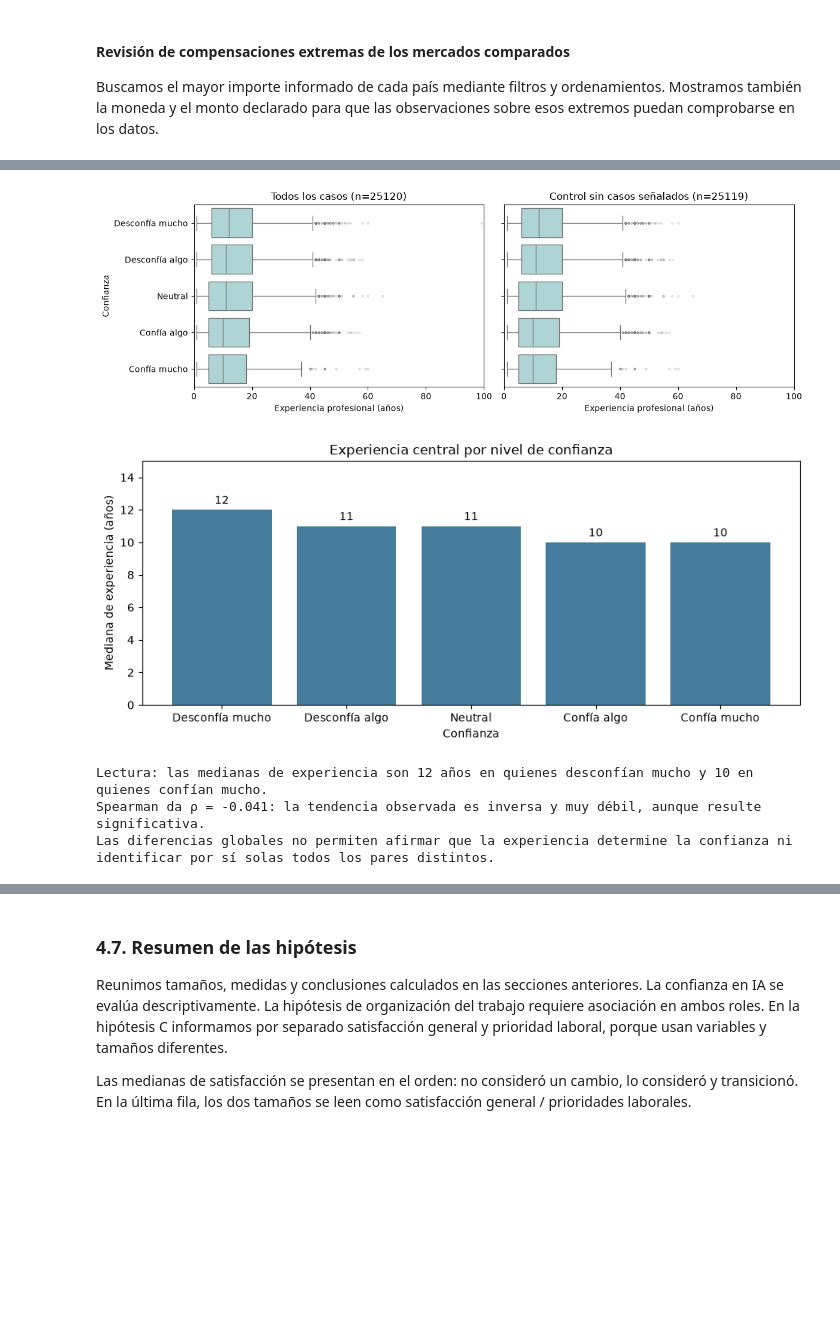
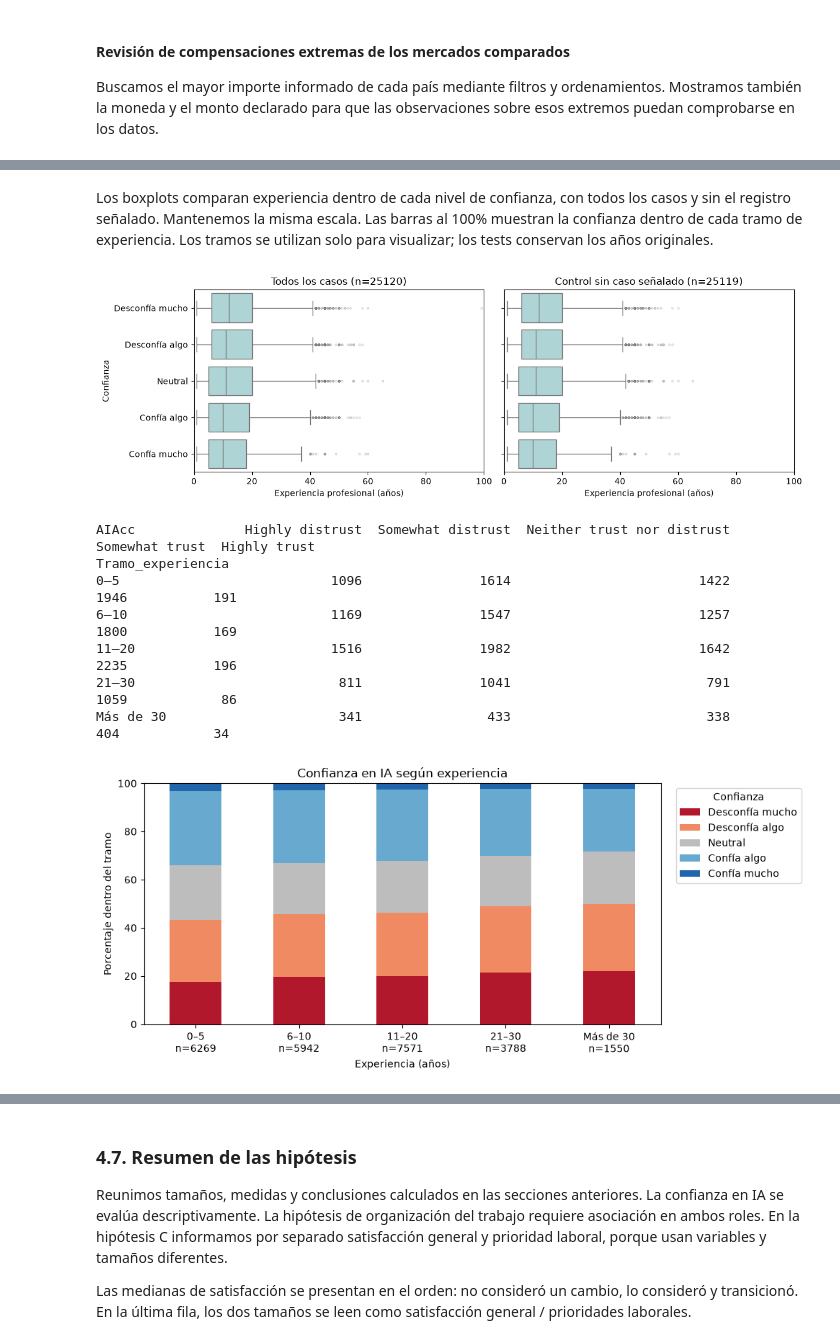
Before and after one commit to FausGiun/Fudamentos, a Jupyter notebook: tp_especial.ipynb, the cells around one changed output, grey strips where cells are left out. Drawn from its saved outputs; the diff is of its cells as text; code cells hidden in the pictures; blank space fills up the shorter version.

```diff
--- a/tp_especial.ipynb
+++ b/tp_especial.ipynb
@@ -963,13 +1092,0 @@ Calculamos los límites **Q1 − 1,5 × IQR** y **Q3 + 1,5 × IQR** dentro de ca
-# %%
-revision_compensacion = []
-
-for pais in ["United States of America", "India"]:
-    compensaciones_pais = datos_profesionales.loc[datos_profesionales["Country"].eq(pais), "ConvertedCompYearly"].dropna()
-    primer_cuartil, tercer_cuartil = compensaciones_pais.quantile([0.25, 0.75])
-    rango_intercuartil = tercer_cuartil - primer_cuartil
-    limite_inferior, limite_superior = primer_cuartil - 1.5 * rango_intercuartil, tercer_cuartil + 1.5 * rango_intercuartil
-    atipicos = ~compensaciones_pais.between(limite_inferior, limite_superior)
-    revision_compensacion.append({"País": pais, "n": len(compensaciones_pais), "atipicos por IQR": int(atipicos.sum()), "Mediana en USD": compensaciones_pais.median(), "Limite inferior": limite_inferior, "Limite superior": limite_superior})
-
-revision_compensacion = pd.DataFrame(revision_compensacion).set_index("País")
-print(revision_compensacion.round(2).to_string())
@@ -1411,34 +1900,54 @@ Sensibilidad sin 1 caso(s) señalado(s): p <0,001.
+# %% [markdown]
+Los boxplots comparan experiencia dentro de cada nivel de confianza, con todos los casos y sin el registro señalado. Mantenemos la misma escala.
+Las barras al 100% muestran la confianza dentro de cada tramo de experiencia. Los tramos se utilizan solo para visualizar; los tests conservan los años originales.
 # %%
 figura, ejes = plt.subplots(1, 2, figsize=(12, 4), sharex=True, sharey=True)
-vistas_experiencia = [(datos_experiencia_confianza, "Todos los casos"), (datos_experiencia_sensibilidad, "Control sin casos señalados")]
-for eje, (vista, titulo) in zip(ejes, vistas_experiencia):
-    sns.boxplot(data=vista, x="WorkExp", y="AIAcc", order=orden_confianza, color="#a8dadc", flierprops={"markersize": 2, "alpha": 0.3}, ax=eje)
-    eje.set_yticks(range(len(orden_confianza)), labels=etiquetas_confianza)
+for eje, vista, titulo in [
+    (ejes[0], datos_experiencia_confianza, "Todos los casos"),
+    (ejes[1], datos_experiencia_sensibilidad, "Control sin caso señalado")
+]:
+    sns.boxplot(
+        data=vista, x="WorkExp", y="AIAcc", order=orden_confianza,
+        color="#a8dadc", flierprops={"markersize": 2, "alpha": 0.3}, ax=eje
+    )
+    eje.set_yticks(range(5), labels=etiquetas_confianza)
     eje.set_xlim(0, datos_experiencia_confianza["WorkExp"].max() + 1)
     eje.set(title=f"{titulo} (n={len(vista)})", xlabel="Experiencia profesional (años)", ylabel="Confianza")
-
 plt.tight_layout()
 plt.show()
 
-figura, eje = plt.subplots(figsize=(9, 4))
-barras_exp = eje.bar(etiquetas_confianza, resumen_experiencia_confianza["mediana_años"], color="#457b9d")
-eje.bar_label(barras_exp, labels=[f"{valor:.0f}" for valor in resumen_experiencia_confianza["mediana_años"]], padding=3)
-eje.set_ylim(0, resumen_experiencia_confianza["mediana_años"].max() * 1.25)
-eje.set(title="Experiencia central por nivel de confianza", xlabel="Confianza", ylabel="Mediana de experiencia (años)")
+datos_confianza_por_experiencia = datos_experiencia_confianza.copy()
+tramos_experiencia = ["0–5", "6–10", "11–20", "21–30", "Más de 30"]
+datos_confianza_por_experiencia["Tramo_experiencia"] = pd.cut(
+    datos_confianza_por_experiencia["WorkExp"],
+    bins=[0, 5, 10, 20, 30, np.inf], labels=tramos_experiencia, include_lowest=True
+)
+conteos_confianza_por_tramo = pd.crosstab(
+    datos_confianza_por_experiencia["Tramo_experiencia"],
+    datos_confianza_por_experiencia["AIAcc"]
+).reindex(index=tramos_experiencia, columns=orden_confianza, fill_value=0)
+print(conteos_confianza_por_tramo.to_string())
+cantidad_por_tramo = conteos_confianza_por_tramo.sum(axis=1)
+porcentajes_confianza_por_tramo = conteos_confianza_por_tramo.div(cantidad_por_tramo, axis=0) * 100
+eje = porcentajes_confianza_por_tramo.rename(
+    columns=dict(zip(orden_confianza, etiquetas_confianza))
+).plot(kind="bar", stacked=True, figsize=(10, 4.5), color=["#b2182b", "#ef8a62", "#bdbdbd", "#67a9cf", "#2166ac"])
+eje.set_xticklabels([
+    f"{tramo}\nn={int(cantidad_por_tramo.loc[tramo])}" for tramo in tramos_experiencia
+], rotation=0)
+eje.set_ylim(0, 100)
+eje.set(title="Confianza en IA según experiencia", xlabel="Experiencia (años)", ylabel="Porcentaje dentro del tramo")
+eje.legend(title="Confianza", bbox_to_anchor=(1.02, 1), loc="upper left")
 plt.tight_layout()
 plt.show()
-
-apoyo_experiencia_confianza = valor_p_experiencia_confianza < nivel_significancia
-mediana_experiencia_desconfianza_alta = resumen_experiencia_confianza.loc["Highly distrust", "mediana_años"]
-mediana_experiencia_confianza_alta = resumen_experiencia_confianza.loc["Highly trust", "mediana_años"]
-correlacion_experiencia_confianza = resultado_spearman_experiencia.statistic
-print(f"Lectura: las medianas de experiencia son {mediana_experiencia_desconfianza_alta:.0f} años en quienes desconfían mucho y {mediana_experiencia_confianza_alta:.0f} en quienes confían mucho.")
-print(f"Spearman da ρ = {correlacion_experiencia_confianza:.3f}: la tendencia observada es inversa y muy débil, aunque resulte significativa.")
-print("Las diferencias globales no permiten afirmar que la experiencia determine la confianza ni identificar por sí solas todos los pares distintos." if apoyo_experiencia_confianza else "No encontramos evidencia suficiente de diferencias globales entre los niveles de confianza.")
 # %% [output]
 [figure]
+AIAcc              Highly distrust  Somewhat distrust  Neither trust nor distrust  Somewhat trust  Highly trust
+Tramo_experiencia
+0–5                           1096               1614                        1422            1946           191
+6–10                          1169               1547                        1257            1800           169
+11–20                         1516               1982                        1642            2235           196
+21–30                          811               1041                         791            1059            86
+Más de 30                      341                433                         338             404            34
-[figure, old version]
+[figure, new version]
-Lectura: las medianas de experiencia son 12 años en quienes desconfían mucho y 10 en quienes confían mucho.
-Spearman da ρ = -0.041: la tendencia observada es inversa y muy débil, aunque resulte significativa.
-Las diferencias globales no permiten afirmar que la experiencia determine la confianza ni identificar por sí solas todos los pares distintos.
 # %% [markdown]
```
Also changed, not shown: parts of 70 cells of this notebook.
